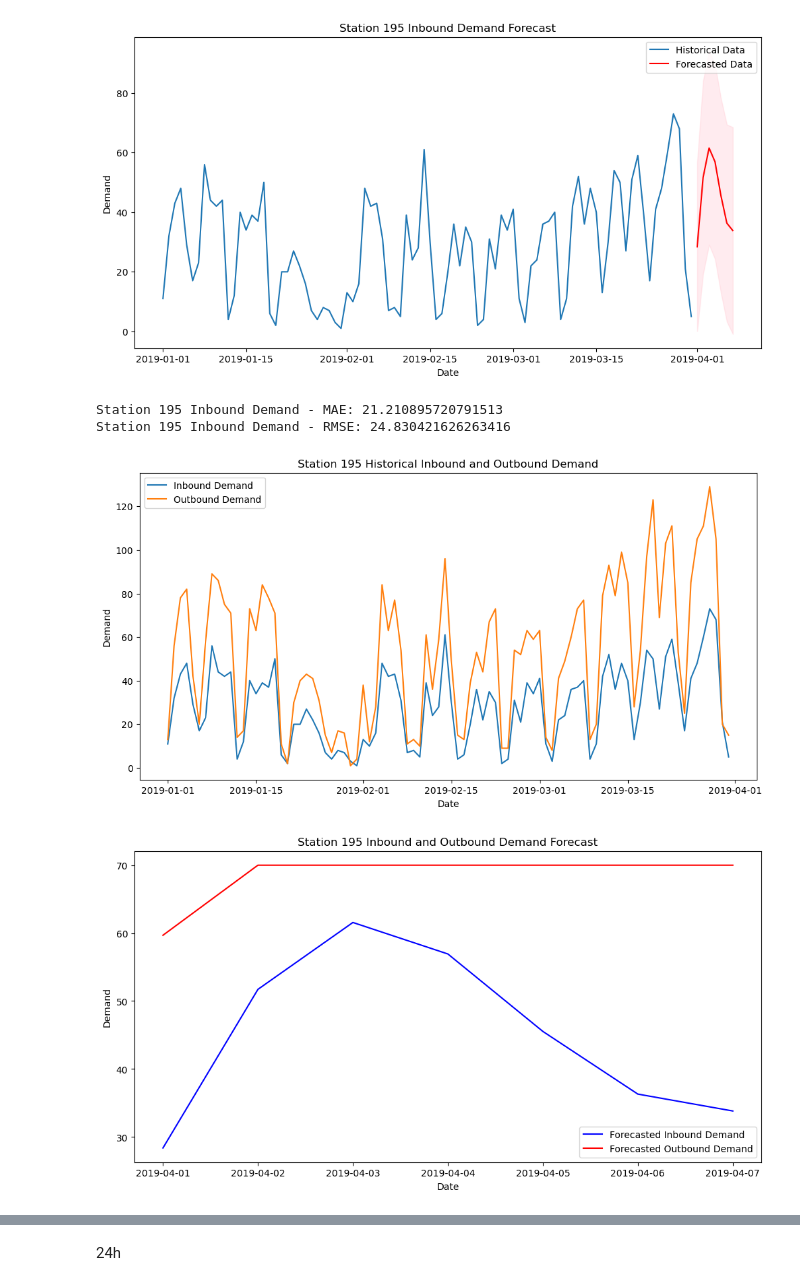
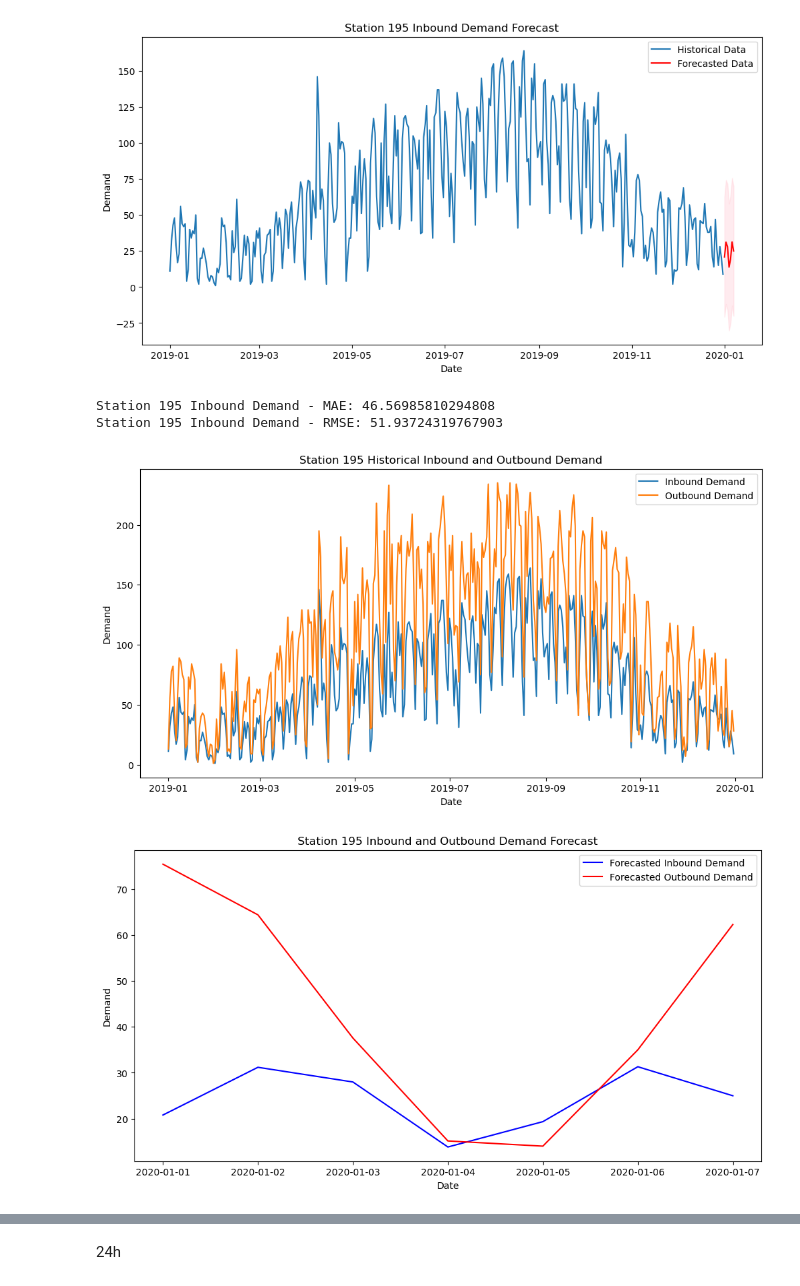
Before and after one commit to EdwardXieee/IS5126-FinalProject, a Jupyter notebook: LSTM:ARIMA/ARIMA.ipynb, the cells around one changed output, grey strips where cells are left out. Drawn from its saved outputs; the diff is of its cells as text; code cells hidden in the pictures.

```diff
--- a/LSTM:ARIMA/ARIMA.ipynb
+++ b/LSTM:ARIMA/ARIMA.ipynb
@@ -68,4 +77,5 @@ station_counts.to_csv('station_trip_counts.csv', index=False)
 # %%
+
 import pandas as pd
 from statsmodels.tsa.arima.model import ARIMA
 from statsmodels.tsa.stattools import adfuller
@@ -75,7 +85,11 @@ from sklearn.metrics import mean_absolute_error, mean_squared_error
 import numpy as np
 
 # 1. Load data
-df = pd.read_csv('Divvy_Trips_2019_Q1.csv')
+# Read multiple CSV files for four quarters
+quarters = ['Divvy_Trips_2019_Q1.csv', 'Divvy_Trips_2019_Q2.csv',
+            'Divvy_Trips_2019_Q3.csv', 'Divvy_Trips_2019_Q4.csv']
+df_list = [pd.read_csv(file) for file in quarters]
+df = pd.concat(df_list, ignore_index=True)
 
 # 2. Convert time format and extract dates
 df['start_time'] = pd.to_datetime(df['start_time'])
@@ -205,9 +219,9 @@ Time:                        10:17:11   BIC                            752.273
 ===================================================================================
 
 Warnings:
 [1] Covariance matrix calculated using the outer product of gradients (complex-step).
-[figure, old version]
+[figure, new version]
-Station 195 Inbound Demand - MAE: 21.210895720791513
-Station 195 Inbound Demand - RMSE: 24.830421626263416
+Station 195 Inbound Demand - MAE: 46.56985810294808
+Station 195 Inbound Demand - RMSE: 51.93724319767903
-[figure, old version]
+[figure, new version]
-[figure, old version]
+[figure, new version]
```
Also changed, not shown: parts of 9 cells of this notebook, 3 other files.
